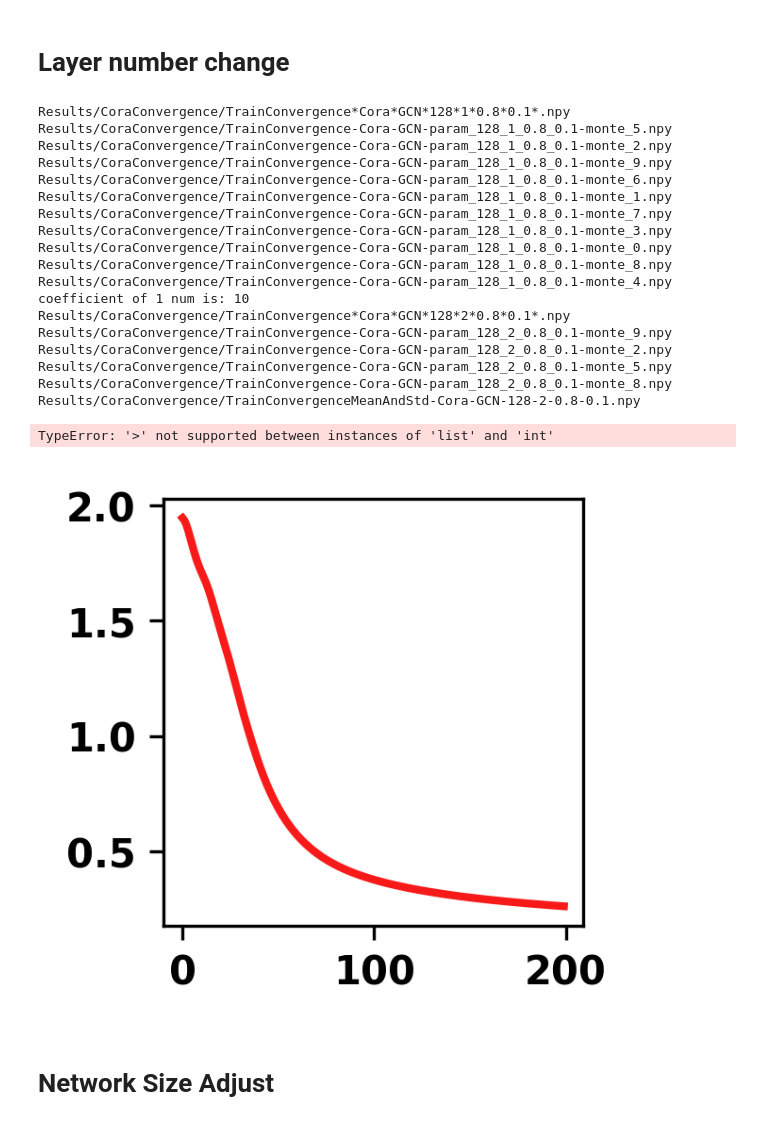
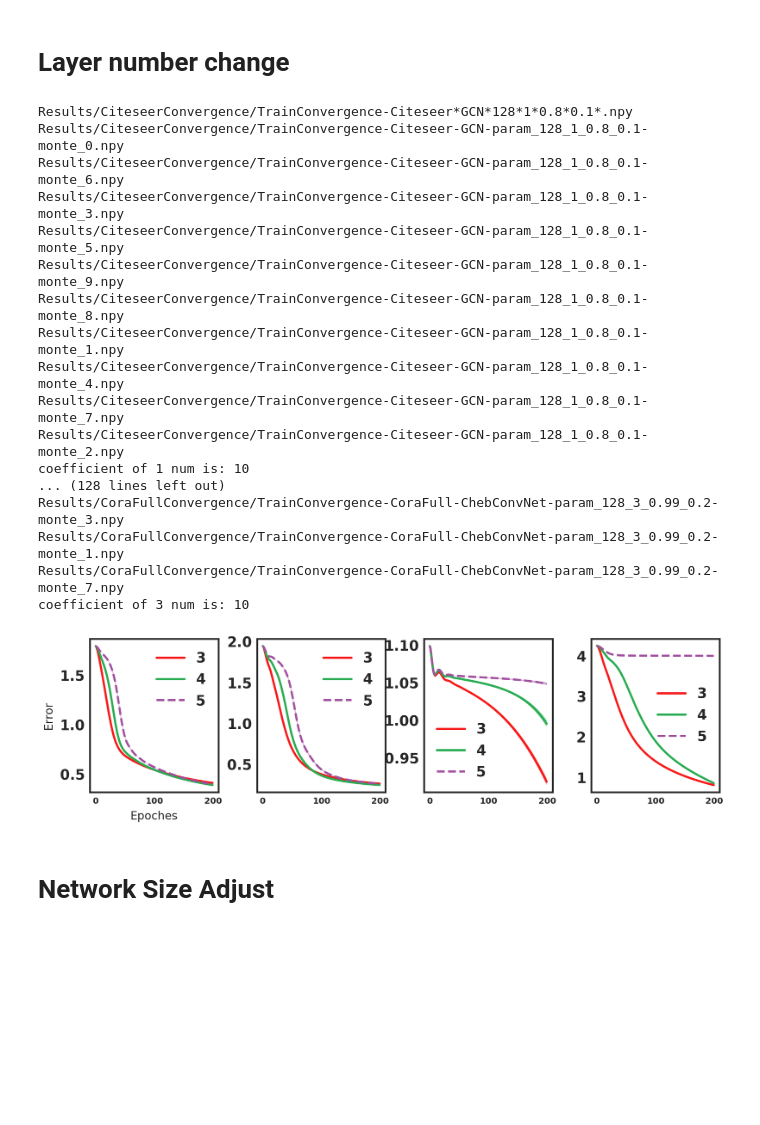
Before and after one commit to ggzhang0071/pytorch_geometric-1, a Jupyter notebook: PlotConvergenceCompare.ipynb, the cells around one changed output. Saved outputs shown, nothing was run; the diff lists cells and outputs as text; code cells hidden in the pictures; blank space fills up the shorter version.

Commit message:
plot ok?

```diff
--- a/PlotConvergenceCompare.ipynb
+++ b/PlotConvergenceCompare.ipynb
@@ -208,61 +208,60 @@ coefficientsThree=[0.8]
 coefficientsFour=[0.1]
 modelName="GCN"
 Prefix="TrainConvergence"
-datasets=["Cora","Citeseer",'Pubmed']
+datasets=["Citeseer","Cora",'Pubmed']
 #dataset="Pubmed"
-
 
 start_plot=0
 epochs=200
 args=[3,4,5]
 plt.rc('font', family='serif', serif='Times')
-fig=plt.figure(figsize=(8*1.1,2),dpi=300)
+fig=plt.figure(figsize=(8,2),dpi=300)
 fig.tight_layout()
 for i, dataset in enumerate(datasets):
     plt.subplot(1,4, i+1)
     FileName="Results/"+dataset+"Convergence/"
     file_constraited=FileName+Prefix
     PlotMonteCalorsTimesConvergenceNpy(dataset,modelName,file_constraited,coefficientsFirst,coefficientsSecond,coefficientsThree,coefficientsFour,start_plot,epochs,*args)
     if i==0:
-        plt.xlabel('Epoches', fontsize=12)
-        plt.ylabel('Error', fontsize=12)
+        plt.xlabel('Epoches', fontsize=8)
+        plt.ylabel('Error', fontsize=8)
     if i==2:
         plt.subplots_adjust(wspace=0.3,hspace=0)
+    plt.xticks(fontsize=6)
+
 
 dataset="CoraFull"
 modelName="ChebConvNet"
 coefficientsThree=[0.99]
 coefficientsFour=[0.2]
 
 plt.subplot(1,4, 4)
 FileName="Results/"+dataset+"Convergence/"
 file_constraited=FileName+Prefix
 PlotMonteCalorsTimesConvergenceNpy(dataset,modelName,file_constraited,coefficientsFirst,coefficientsSecond,coefficientsThree,coefficientsFour,start_plot,epochs,*args)
 
-plt.xticks(fontsize=8)
+plt.xticks(fontsize=6)
 save_png_name='Results/NumberLayerCompare-{}.png'.format(modelName)
 plt.savefig(save_png_name,dpi=600)
 # %% [output]
-Results/CoraConvergence/TrainConvergence*Cora*GCN*128*1*0.8*0.1*.npy
-Results/CoraConvergence/TrainConvergence-Cora-GCN-param_128_1_0.8_0.1-monte_5.npy
-Results/CoraConvergence/TrainConvergence-Cora-GCN-param_128_1_0.8_0.1-monte_2.npy
-Results/CoraConvergence/TrainConvergence-Cora-GCN-param_128_1_0.8_0.1-monte_9.npy
-Results/CoraConvergence/TrainConvergence-Cora-GCN-param_128_1_0.8_0.1-monte_6.npy
-Results/CoraConvergence/TrainConvergence-Cora-GCN-param_128_1_0.8_0.1-monte_1.npy
-Results/CoraConvergence/TrainConvergence-Cora-GCN-param_128_1_0.8_0.1-monte_7.npy
-Results/CoraConvergence/TrainConvergence-Cora-GCN-param_128_1_0.8_0.1-monte_3.npy
-Results/CoraConvergence/TrainConvergence-Cora-GCN-param_128_1_0.8_0.1-monte_0.npy
-Results/CoraConvergence/TrainConvergence-Cora-GCN-param_128_1_0.8_0.1-monte_8.npy
-Results/CoraConvergence/TrainConvergence-Cora-GCN-param_128_1_0.8_0.1-monte_4.npy
+Results/CiteseerConvergence/TrainConvergence-Citeseer*GCN*128*1*0.8*0.1*.npy
+Results/CiteseerConvergence/TrainConvergence-Citeseer-GCN-param_128_1_0.8_0.1-monte_0.npy
+Results/CiteseerConvergence/TrainConvergence-Citeseer-GCN-param_128_1_0.8_0.1-monte_6.npy
+Results/CiteseerConvergence/TrainConvergence-Citeseer-GCN-param_128_1_0.8_0.1-monte_3.npy
+Results/CiteseerConvergence/TrainConvergence-Citeseer-GCN-param_128_1_0.8_0.1-monte_5.npy
+Results/CiteseerConvergence/TrainConvergence-Citeseer-GCN-param_128_1_0.8_0.1-monte_9.npy
+Results/CiteseerConvergence/TrainConvergence-Citeseer-GCN-param_128_1_0.8_0.1-monte_8.npy
+Results/CiteseerConvergence/TrainConvergence-Citeseer-GCN-param_128_1_0.8_0.1-monte_1.npy
+Results/CiteseerConvergence/TrainConvergence-Citeseer-GCN-param_128_1_0.8_0.1-monte_4.npy
+Results/CiteseerConvergence/TrainConvergence-Citeseer-GCN-param_128_1_0.8_0.1-monte_7.npy
+Results/CiteseerConvergence/TrainConvergence-Citeseer-GCN-param_128_1_0.8_0.1-monte_2.npy
 coefficient of 1 num is: 10
-Results/CoraConvergence/TrainConvergence*Cora*GCN*128*2*0.8*0.1*.npy
-Results/CoraConvergence/TrainConvergence-Cora-GCN-param_128_2_0.8_0.1-monte_9.npy
-Results/CoraConvergence/TrainConvergence-Cora-GCN-param_128_2_0.8_0.1-monte_2.npy
-Results/CoraConvergence/TrainConvergence-Cora-GCN-param_128_2_0.8_0.1-monte_5.npy
-Results/CoraConvergence/TrainConvergence-Cora-GCN-param_128_2_0.8_0.1-monte_8.npy
-Results/CoraConvergence/TrainConvergenceMeanAndStd-Cora-GCN-128-2-0.8-0.1.npy
+... (128 lines left out)
+Results/CoraFullConvergence/TrainConvergence-CoraFull-ChebConvNet-param_128_3_0.99_0.2-monte_3.npy
+Results/CoraFullConvergence/TrainConvergence-CoraFull-ChebConvNet-param_128_3_0.99_0.2-monte_1.npy
+Results/CoraFullConvergence/TrainConvergence-CoraFull-ChebConvNet-param_128_3_0.99_0.2-monte_7.npy
+coefficient of 3 num is: 10
-TypeError: '>' not supported between instances of 'list' and 'int'
-[figure, old version]
+[figure, new version]
 # %% [markdown]
 # Network Size Adjust
 # %%
```
Also changed, not shown: parts of 7 cells of this notebook, 1 other file.
